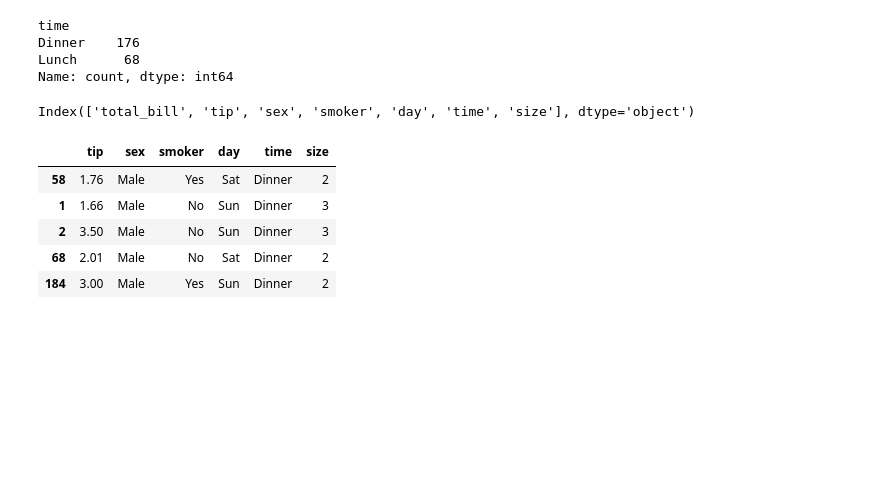
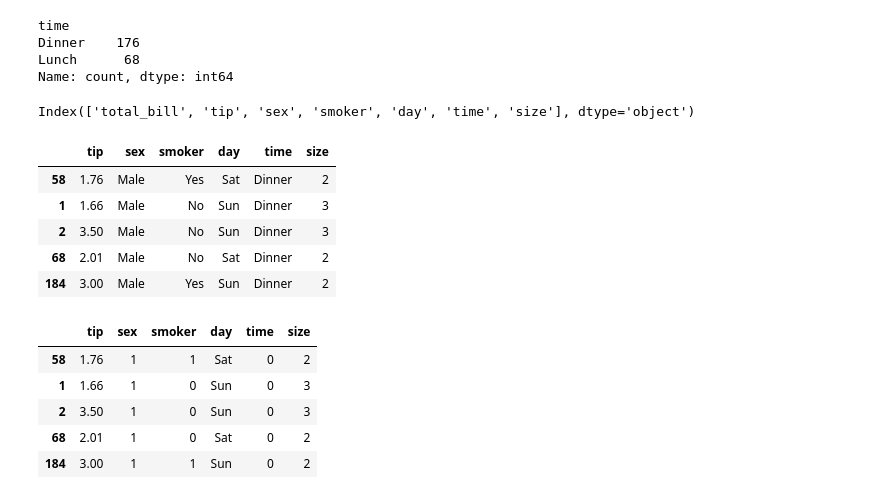
Before and after one commit to cyrolux123/Machine-Learning-Detailed, a Jupyter notebook: SVM/Support Vector Regression.ipynb, the cells around one changed output. Cells and saved outputs as stored; diff of their text form; code cells hidden in the pictures; blank space fills up the shorter version.

```diff
--- a/SVM/Support Vector Regression.ipynb
+++ b/SVM/Support Vector Regression.ipynb
@@ -83,0 +86,17 @@ X_train.head()
+# %%
+le1 = LabelEncoder()
+le2 = LabelEncoder()
+le3 = LabelEncoder()
+# %%
+X_train['sex'] = le1.fit_transform(X_train['sex'])
+X_train['smoker'] = le2.fit_transform(X_train['smoker'])
+X_train['time'] = le3.fit_transform(X_train['time'])
+# %%
+X_train.head()
+# %% [output]
+|  | tip | sex | smoker | day | time | size |
+| 58 | 1.76 | 1 | 1 | Sat | 0 | 2 |
+| 1 | 1.66 | 1 | 0 | Sun | 0 | 3 |
+| 2 | 3.50 | 1 | 0 | Sun | 0 | 3 |
+| 68 | 2.01 | 1 | 0 | Sat | 0 | 2 |
+| 184 | 3.00 | 1 | 1 | Sun | 0 | 2 |
```
Also changed, not shown: parts of 15 cells of this notebook.
